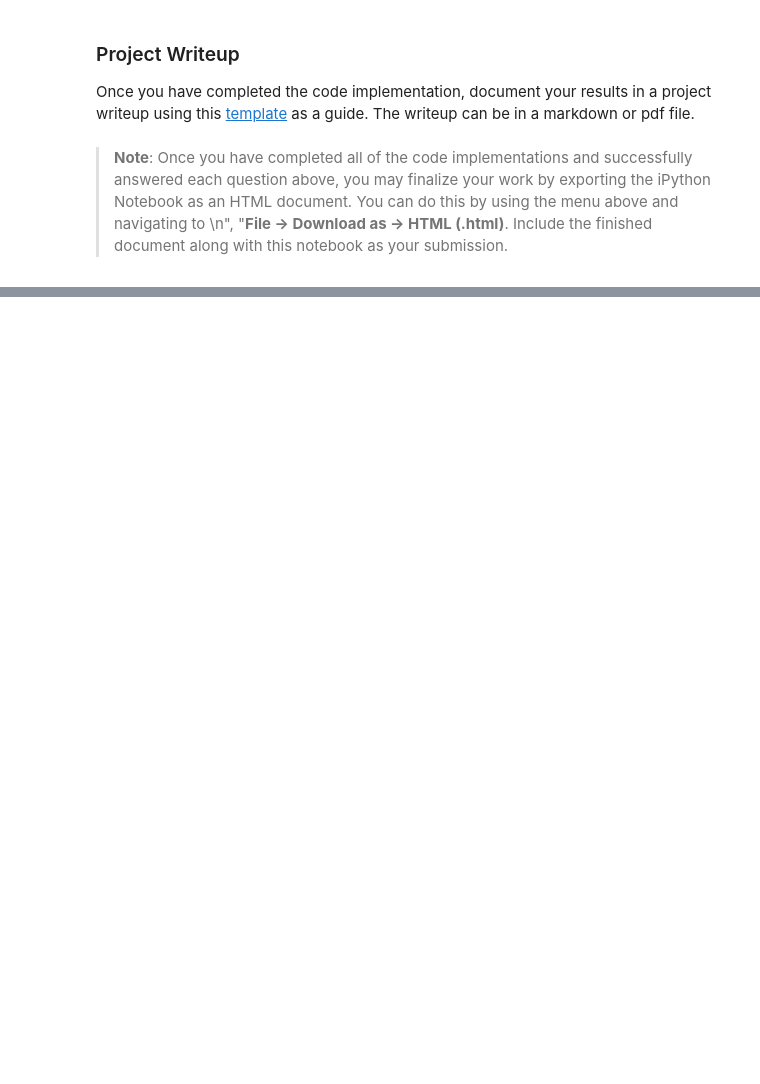
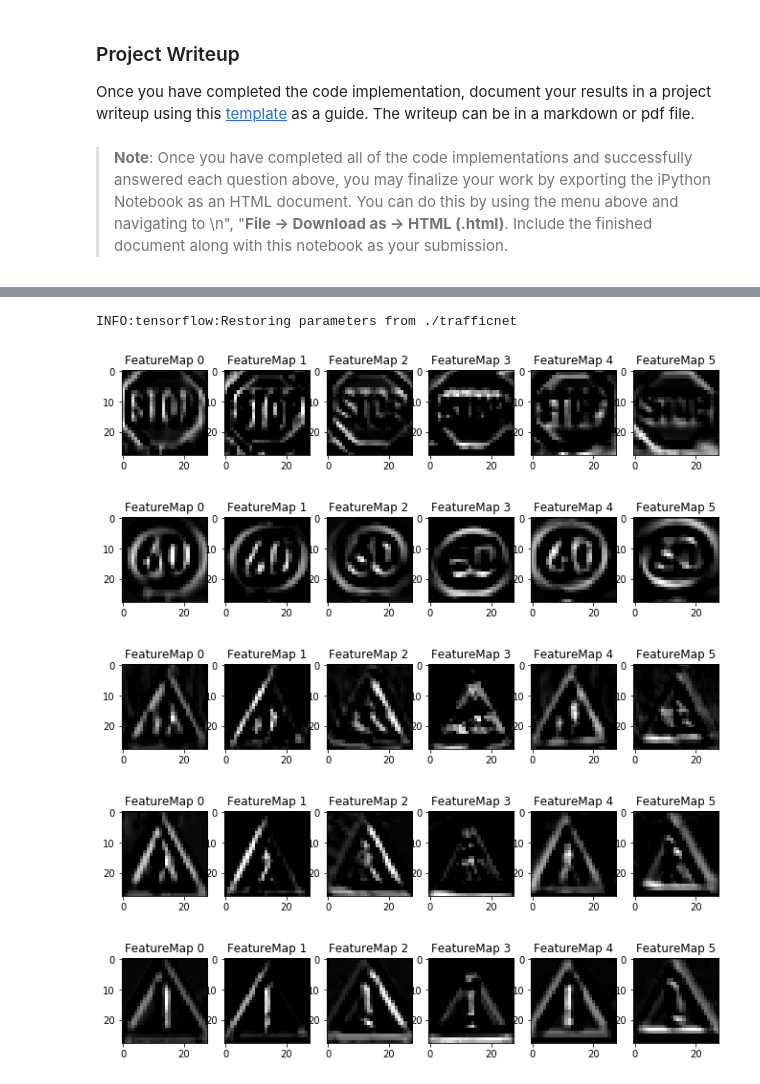
Before and after one commit to BenjaminPelletier/CarND-Traffic-Sign-Classifier-Project, a Jupyter notebook: Traffic_Sign_Classifier.ipynb, the cells around one changed output, grey strips where cells are left out. Drawn from its saved outputs; the diff is of its cells as text; code cells hidden in the pictures; blank space fills up the shorter version.

```diff
--- a/Traffic_Sign_Classifier.ipynb
+++ b/Traffic_Sign_Classifier.ipynb
@@ -570,29 +654,41 @@ For an example of what feature map outputs look like, check out NVIDIA's results
 # %%
 ### Visualize your network's feature maps here.
 ### Feel free to use as many code cells as needed.
 
 # image_input: the test image being fed into the network to produce the feature maps
 # tf_activation: should be a tf variable name used during your training procedure that represents the calculated state of a specific weight layer
 # activation_min/max: can be used to view the activation contrast in more detail, by default matplot sets min and max to the actual min and max values of the output
 # plt_num: used to plot out multiple different weight feature map sets on the same block, just extend the plt number for each new feature map entry
 
 def outputFeatureMap(image_input, tf_activation, activation_min=-1, activation_max=-1 ,plt_num=1):
     # Here make sure to preprocess your image_input in a way your network expects
     # with size, normalization, ect if needed
     # image_input =
     # Note: x should be the same name as your network's tensorflow data placeholder variable
     # If you get an error tf_activation is not defined it may be having trouble accessing the variable from inside a function
     activation = tf_activation.eval(session=sess,feed_dict={x : image_input})
     featuremaps = activation.shape[3]
     plt.figure(plt_num, figsize=(15,15))
     for featuremap in range(featuremaps):
         plt.subplot(6,8, featuremap+1) # sets the number of feature maps to show on each row and column
         plt.title('FeatureMap ' + str(featuremap)) # displays the feature map number
         if activation_min != -1 & activation_max != -1:
             plt.imshow(activation[0,:,:, featuremap], interpolation="nearest", vmin =activation_min, vmax=activation_max, cmap="gray")
         elif activation_max != -1:
             plt.imshow(activation[0,:,:, featuremap], interpolation="nearest", vmax=activation_max, cmap="gray")
         elif activation_min !=-1:
             plt.imshow(activation[0,:,:, featuremap], interpolation="nearest", vmin=activation_min, cmap="gray")
         else:
             plt.imshow(activation[0,:,:, featuremap], interpolation="nearest", cmap="gray")
+
+with tf.Session() as sess:
+    saver.restore(sess, './trafficnet')
+    for i in range(len(urls)):
+        outputFeatureMap(np.reshape(imgs_inputs[i,], (1,32,32,1)), conv1, plt_num=i)
+# %% [output]
+INFO:tensorflow:Restoring parameters from ./trafficnet
+[figure, added]
+[figure, added]
+[figure, added]
+[figure, added]
+[figure, added]
```
Also changed, not shown: parts of 10 cells of this notebook, 5 other files.
